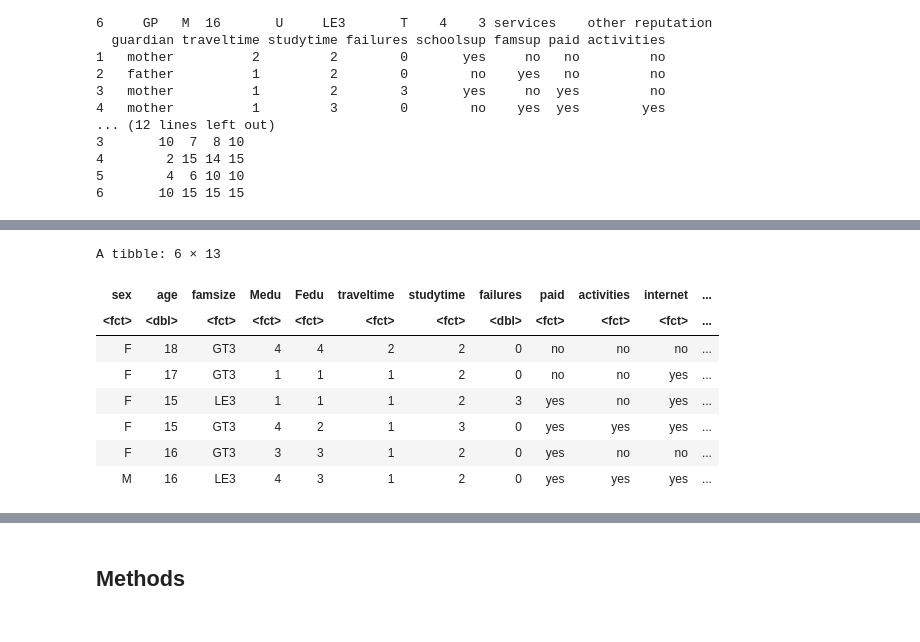
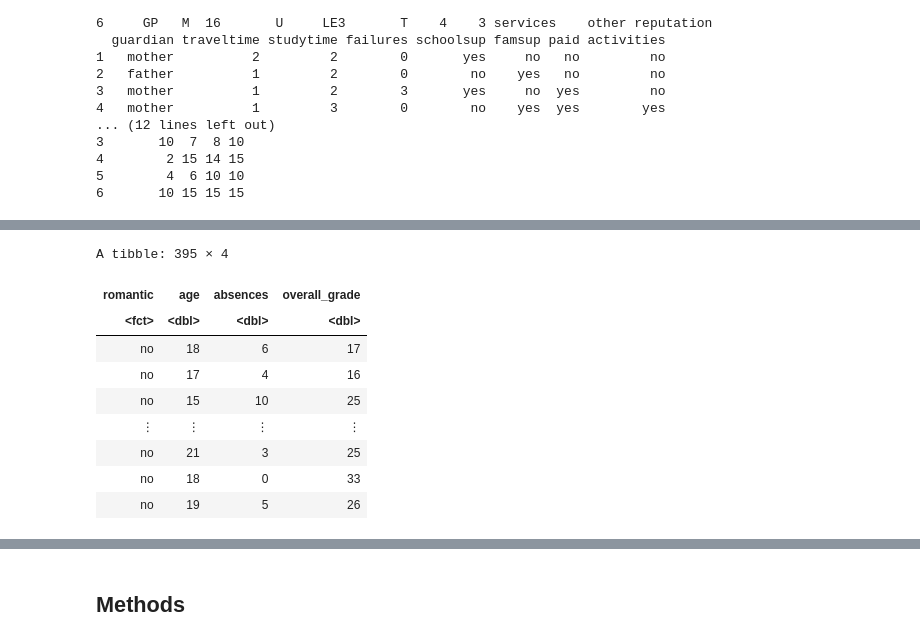
Before and after one commit to RobertYip/Student-Performance, a Jupyter notebook: student_performance_proposal.ipynb, the cells around one changed output, grey strips where cells are left out. Saved outputs shown, nothing was run; the diff lists cells and outputs as text; code cells hidden in the pictures.

```diff
--- a/student_performance_proposal.ipynb
+++ b/student_performance_proposal.ipynb
@@ -41,8 +23,8 @@ url <- "https://archive.ics.uci.edu/ml/machine-learning-databases/00320/student.
 # read into table
 temp <- tempfile()
 download.file(url,temp)
-data <- read_csv2(unz(temp, "student-mat.csv"))
-print.data.frame(head(data))     # print.data.frame is needed because the table is wide and has collapsed columns
+raw_data <- read_csv2(unz(temp, "student-mat.csv"))
+print.data.frame(head(raw_data))     # print.data.frame is needed because the table is wide and has collapsed columns
 # %% [output]
 Using ',' as decimal and '.' as grouping mark. Use read_delim() for more control.
 
@@ -101,25 +75,20 @@ To simplify our approach, we sum the three test grades G1, G2, and G3 into a sin
 # %%
 #select columns and combine grades
-data <- data %>%
-    select (sex, age, famsize, Medu, Fedu, traveltime, studytime, failures, paid, activities, internet, romantic, G1, G2, G3) %>%
-    mutate (grade = G1 + G2 + G3) %>%
-    select (-G1, -G2, -G3)
+data <- raw_data %>%
+    select (romantic, age, absences, G1, G2, G3) %>%
+    mutate (overall_grade = G1 + G2 + G3) %>%
+    select (-G1, -G2, -G3) %>%
+    mutate(romantic = as_factor(romantic))
 
-# convert columns to factors
-# data <- data %>%
-#     as_factor (sex,famsize,Medu,Fedu,studytime,failures,paid,activities,internet,romantic)
-
-col_factors <- c("sex","famsize","Medu","Fedu","traveltime","studytime","paid","activities","internet","romantic")
-data[,col_factors] <- lapply(data[,col_factors], factor)
-
-head(data)
+data
 # %% [output]
-A tibble: 6 × 13
+A tibble: 395 × 4
-| sex | age | famsize | Medu | Fedu | traveltime | studytime | failures | paid | activities | internet | ... |
-| <fct> | <dbl> | <fct> | <fct> | <fct> | <fct> | <fct> | <dbl> | <fct> | <fct> | <fct> | ... |
-| F | 18 | GT3 | 4 | 4 | 2 | 2 | 0 | no | no | no | ... |
-| F | 17 | GT3 | 1 | 1 | 1 | 2 | 0 | no | no | yes | ... |
-| F | 15 | LE3 | 1 | 1 | 1 | 2 | 3 | yes | no | yes | ... |
-| F | 15 | GT3 | 4 | 2 | 1 | 3 | 0 | yes | yes | yes | ... |
-| F | 16 | GT3 | 3 | 3 | 1 | 2 | 0 | yes | no | no | ... |
-| M | 16 | LE3 | 4 | 3 | 1 | 2 | 0 | yes | yes | yes | ... |
+| romantic | age | absences | overall_grade |
+| <fct> | <dbl> | <dbl> | <dbl> |
+| no | 18 | 6 | 17 |
+| no | 17 | 4 | 16 |
+| no | 15 | 10 | 25 |
+| ⋮ | ⋮ | ⋮ | ⋮ |
+| no | 21 | 3 | 25 |
+| no | 18 | 0 | 33 |
+| no | 19 | 5 | 26 |
```
Also changed, not shown: parts of 20 cells of this notebook.
